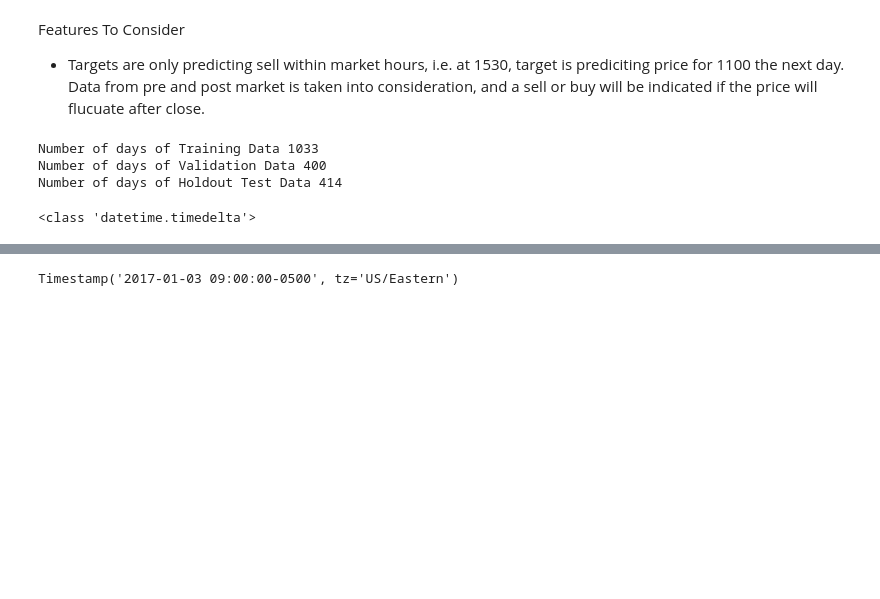
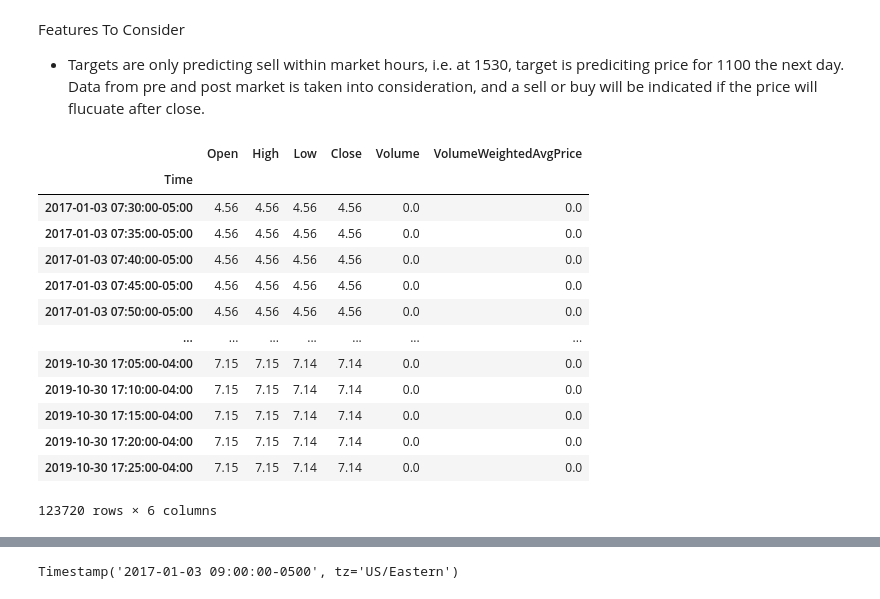
Before and after one commit to Cloblak/aipi540_deeplearning, a Jupyter notebook: 1D_CNN_Attempts/1D_CNN.ipynb, the cells around one changed output, grey strips where cells are left out. Saved outputs shown, nothing was run; the diff lists cells and outputs as text; code cells hidden in the pictures; blank space fills up the shorter version.

```diff
--- a/1D_CNN_Attempts/1D_CNN.ipynb
+++ b/1D_CNN_Attempts/1D_CNN.ipynb
@@ -173,11 +173,16 @@ test_start = train_end + timedelta(val_day_num)
 test_end = date.today()
 test_delta = (test_end - test_start)
 print(f'Number of days of Holdout Test Data {test_delta.days}')
+
+ticker = "NG" # Ticker Symbol to Test
+interval = "5Min" # Interval of bars
+train_day_int = train_delta.days # Size of training set (Jan 2010 - Oct 2017)
+val_day_int = val_day_num # Size of validation set
+test_day_int = test_delta.days # Size of test set
+offset_day_int = 0 # Number of days to off set the training data
+train, val, test, full, offset, complete, traintest_day, testval_day = prepost_train_test_validate_offset_data(api, ticker,
+                                                                                     interval,
+                                                                                     train_days=train_day_int,
+                                                                                     test_days=test_day_int,
+                                                                                     validate_days=val_day_int,
+                                                                                     offset_days = offset_day_int)
-# %% [output]
-Number of days of Training Data 1033
-Number of days of Validation Data 400
-Number of days of Holdout Test Data 414
-# %%
-print(type(test_delta))
-# %% [output]
-<class 'datetime.timedelta'>
@@ -198,0 +300,17 @@ train, val, test, full, offset, complete, traintest_day, testval_day = prepost_t
+# %%
+train
+# %% [output]
+|  | Open | High | Low | Close | Volume | VolumeWeightedAvgPrice |
+| Time |  |  |  |  |  |  |
+| 2017-01-03 07:30:00-05:00 | 4.56 | 4.56 | 4.56 | 4.56 | 0.0 | 0.0 |
+| 2017-01-03 07:35:00-05:00 | 4.56 | 4.56 | 4.56 | 4.56 | 0.0 | 0.0 |
+| 2017-01-03 07:40:00-05:00 | 4.56 | 4.56 | 4.56 | 4.56 | 0.0 | 0.0 |
+| 2017-01-03 07:45:00-05:00 | 4.56 | 4.56 | 4.56 | 4.56 | 0.0 | 0.0 |
+| 2017-01-03 07:50:00-05:00 | 4.56 | 4.56 | 4.56 | 4.56 | 0.0 | 0.0 |
+| ... | ... | ... | ... | ... | ... | ... |
+| 2019-10-30 17:05:00-04:00 | 7.15 | 7.15 | 7.14 | 7.14 | 0.0 | 0.0 |
+| 2019-10-30 17:10:00-04:00 | 7.15 | 7.15 | 7.14 | 7.14 | 0.0 | 0.0 |
+| 2019-10-30 17:15:00-04:00 | 7.15 | 7.15 | 7.14 | 7.14 | 0.0 | 0.0 |
+| 2019-10-30 17:20:00-04:00 | 7.15 | 7.15 | 7.14 | 7.14 | 0.0 | 0.0 |
+| 2019-10-30 17:25:00-04:00 | 7.15 | 7.15 | 7.14 | 7.14 | 0.0 | 0.0 |
+123720 rows × 6 columns
```
Also changed, not shown: parts of 19 cells of this notebook.
